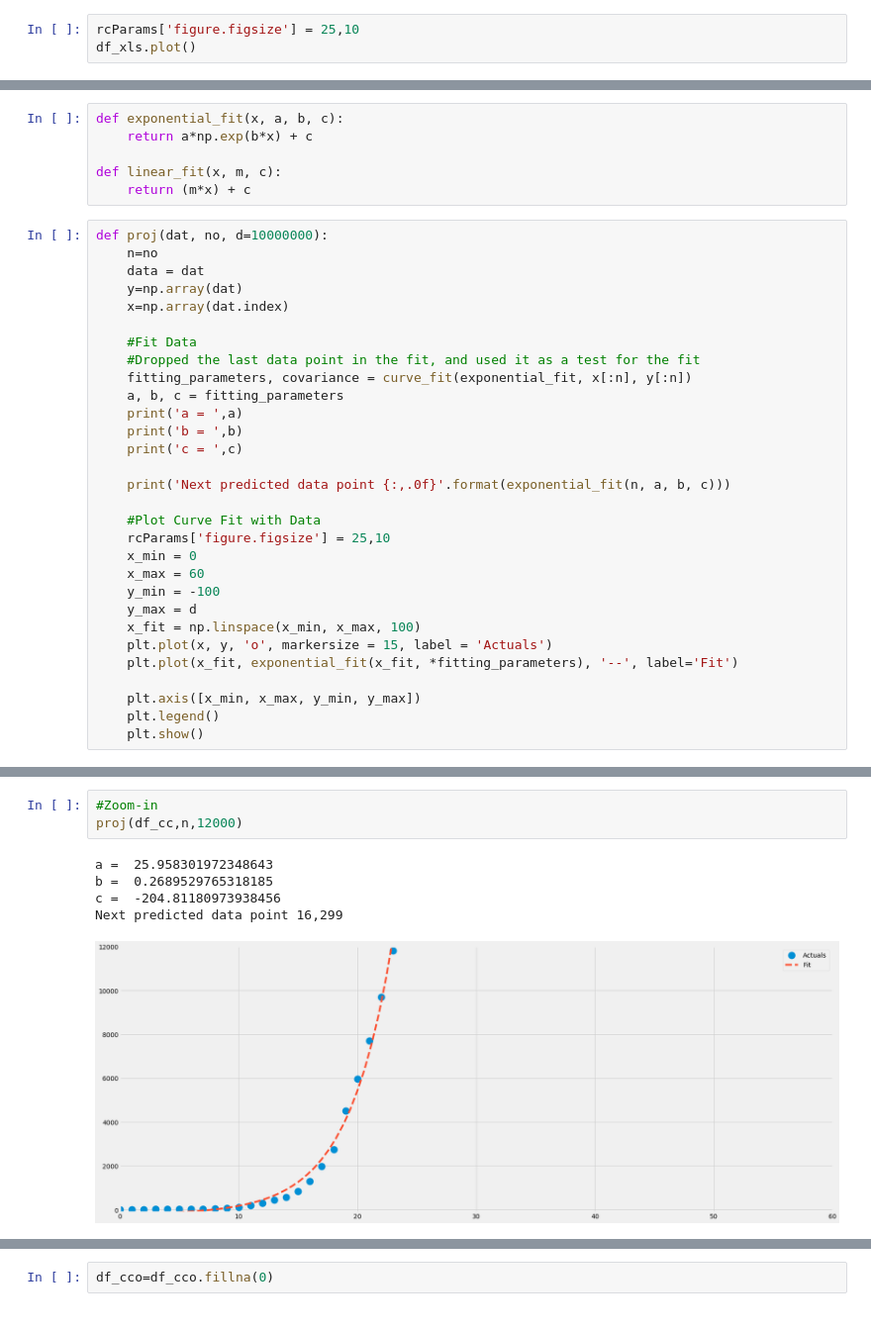
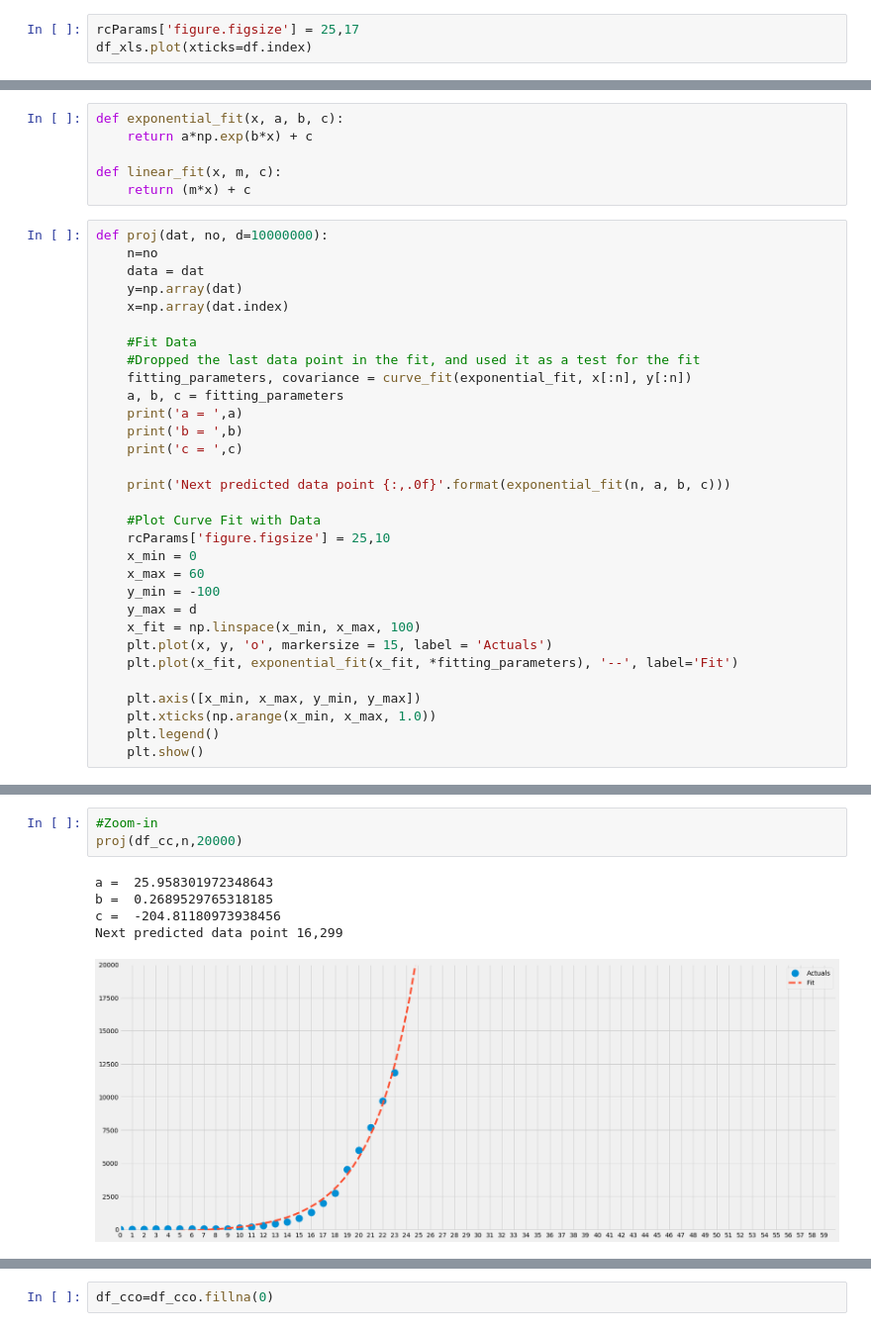
Before and after one commit to smtexas99/ncov19, a Jupyter notebook: ncov2019.ipynb, the cells around one changed output, grey strips where cells are left out. Shown at 99% size. Saved outputs shown, nothing was run; the diff lists cells and outputs as text.

```diff
--- a/ncov2019.ipynb
+++ b/ncov2019.ipynb
@@ -46,7 +43,7 @@ df_xls=pd.read_excel(r'Corona.xlsx')
 # %%
 # df_xls=df_xls[:22]
 # %%
-rcParams['figure.figsize'] = 25,10
-df_xls.plot()
+rcParams['figure.figsize'] = 25,17
+df_xls.plot(xticks=df.index)
 # %% [output]
 <matplotlib.axes._subplots.AxesSubplot at 0x...>
@@ -133,6 +129,7 @@ def proj(dat, no, d=10000000):
     plt.plot(x_fit, exponential_fit(x_fit, *fitting_parameters), '--', label='Fit')
 
     plt.axis([x_min, x_max, y_min, y_max])
+    plt.xticks(np.arange(x_min, x_max, 1.0))
     plt.legend()
     plt.show()
 # %%
@@ -186,12 +183,12 @@ Next predicted data point 16,299
 # %%
 #Zoom-in
-proj(df_cc,n,12000)
+proj(df_cc,n,20000)
 # %% [output]
 a =  25.958301972348643
 b =  0.2689529765318185
 c =  -204.81180973938456
 Next predicted data point 16,299
-[figure, old version]
+[figure, new version]
 # %%
 
 print('CONFIRMED CASES outside Mainland China')
```
Also changed, not shown: parts of 17 cells of this notebook.
